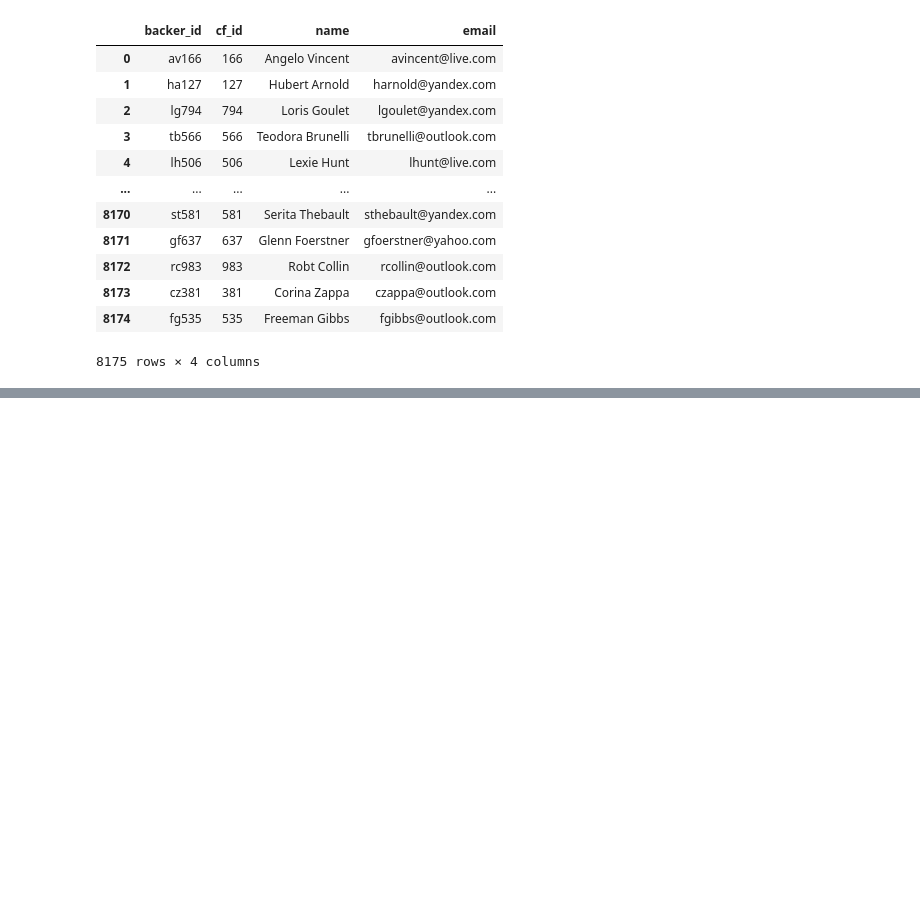
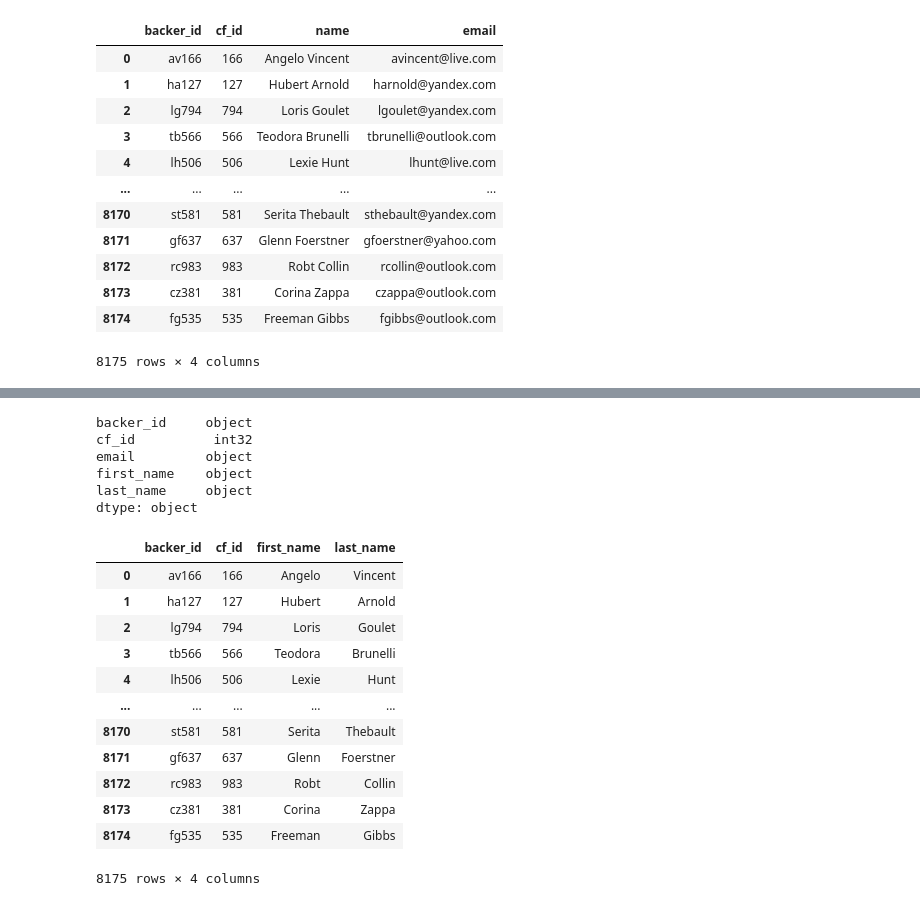
Before and after one commit to azeledon/Crowdfunding-ETL, a Jupyter notebook: Starter_Code/Extract-Transform_final_code.ipynb, the cells around one changed output, grey strips where cells are left out. Saved outputs shown, nothing was run; the diff lists cells and outputs as text; code cells hidden in the pictures; blank space fills up the shorter version.

```diff
--- a/Starter_Code/Extract-Transform_final_code.ipynb
+++ b/Starter_Code/Extract-Transform_final_code.ipynb
@@ -113,0 +133,9 @@ backers_string_df[['backer_id', 'cf_id', 'name', 'email']]
+# %%
+# Convert cf_id to an integer if necessary.
+backers_string_df['cf_id'] = pd.to_numeric(backers_string_df['cf_id'], errors='coerce').astype(int)
+# %%
+# Split the "name" column into "first_name" and "last_name" columns.
+backers_string_df[['first_name', 'last_name']] = backers_string_df['name'].str.split(" ", expand=True)
+
+# Check the data types
+print(backers_string_df.dtypes)
@@ -113,0 +151,3 @@ backers_string_df[['backer_id', 'cf_id', 'name', 'email']]
+# %%
+#  Drop the name column
+backers_string_df = backers_string_df.drop("name", axis=1)
@@ -114,3 +164,32 @@ backers_string_df[['backer_id', 'cf_id', 'name', 'email']]
+# %%
+#  Drop the backer_info column
+backers_string_df = backers_string_df.drop("backer_info", axis=1)
+# %%
+print(backers_string_df.dtypes)
+# %% [output]
+backer_id     object
+cf_id          int32
+email         object
+first_name    object
+last_name     object
+dtype: object
+# %%
+# Reorder column
+backers_string_df[['backer_id', 'cf_id', 'first_name', 'last_name']]
+# %% [output]
+|  | backer_id | cf_id | first_name | last_name |
+| 0 | av166 | 166 | Angelo | Vincent |
+| 1 | ha127 | 127 | Hubert | Arnold |
+| 2 | lg794 | 794 | Loris | Goulet |
+| 3 | tb566 | 566 | Teodora | Brunelli |
+| 4 | lh506 | 506 | Lexie | Hunt |
+| ... | ... | ... | ... | ... |
+| 8170 | st581 | 581 | Serita | Thebault |
+| 8171 | gf637 | 637 | Glenn | Foerstner |
+| 8172 | rc983 | 983 | Robt | Collin |
+| 8173 | cz381 | 381 | Corina | Zappa |
+| 8174 | fg535 | 535 | Freeman | Gibbs |
+8175 rows × 4 columns
 # %%
 # Export the DataFrame as a CSV file using encoding='utf8'.
 backers_string_df.to_csv('backers.csv', encoding='utf8', index=False)
```
Also changed, not shown: parts of 16 cells of this notebook, 4 other files.
